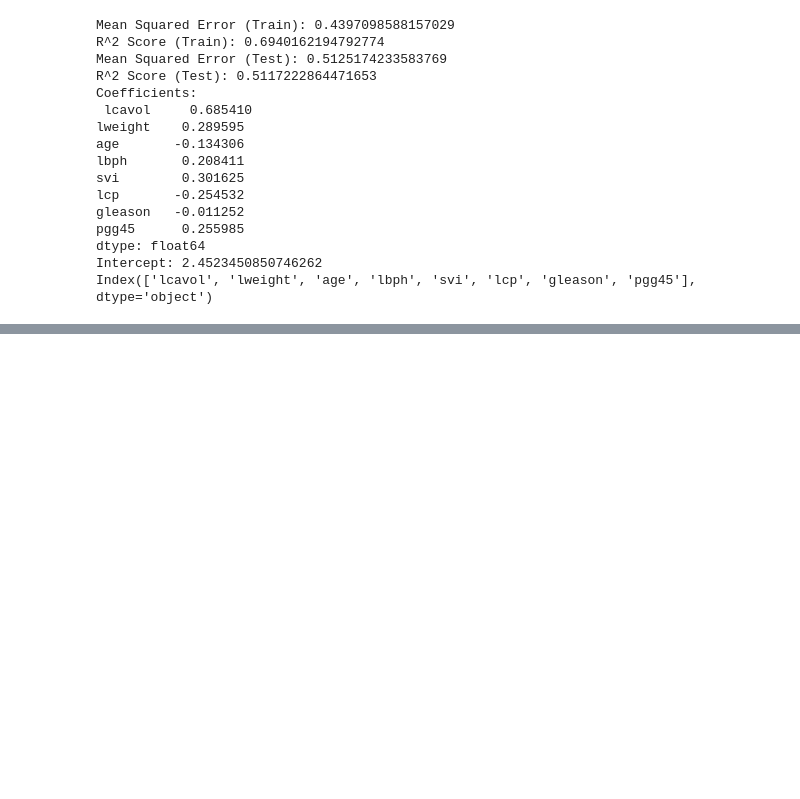
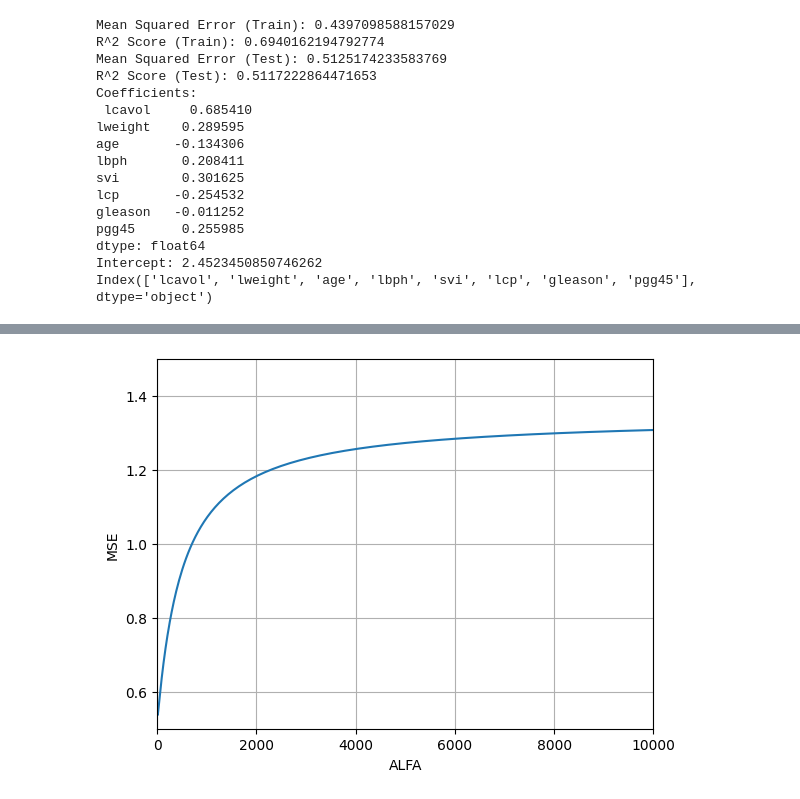
Before and after one commit to gonarec/statistical_learn, a Jupyter notebook: sl-ex4-prostatecancer-arragoni.ipynb, the cells around one changed output, grey strips where cells are left out. Cells and saved outputs as stored; diff of their text form; code cells hidden in the pictures; blank space fills up the shorter version.

Commit message:
ridge

```diff
--- a/sl-ex4-prostatecancer-arragoni.ipynb
+++ b/sl-ex4-prostatecancer-arragoni.ipynb
@@ -124,0 +122,20 @@ plt.show()
+# %%
+# Unire i dati di addestramento e test
+predictors_all = pd.concat([predictorsTrain_std, predictorsTest_std], axis=0)
+lpsa_all = pd.concat([lpsaTrain, lpsaTest], axis=0)
+
+# Inizializzare il modello RidgeCV utilizzando gli alphas generati in precedenza
+ridge_cv = RidgeCV(alphas=alphas, store_cv_values=True)
+ridge_cv.fit(predictors_all, lpsa_all)
+
+# Calcolare la media per colonna dei cv_values_ per ottenere l'errore medio di cross-validazione per ciascun alpha
+average_cv_error = np.mean(ridge_cv.cv_values_, axis=0)
+
+# Trovare l'indice del minimo errore medio di cross-validazione
+best_alpha_index = np.argmin(average_cv_error)
+best_alpha = alphas[best_alpha_index]
+
+
+#import sys
+#np.set_printoptions(threshold=sys.maxsize)
+#print(ridge_cv.cv_values_.shape)
@@ -124,0 +172,10 @@ plt.show()
+# %%
+plt.plot(alphas,average_cv_error)
+plt.ylim(0.5, 1.5)
+plt.xlim(0.0, 10000)
+plt.ylabel("MSE")
+plt.xlabel("ALFA")
+plt.grid(True)
+plt.show()
+# %% [output]
+[figure, added]
```
Also changed, not shown: parts of 5 cells of this notebook.
